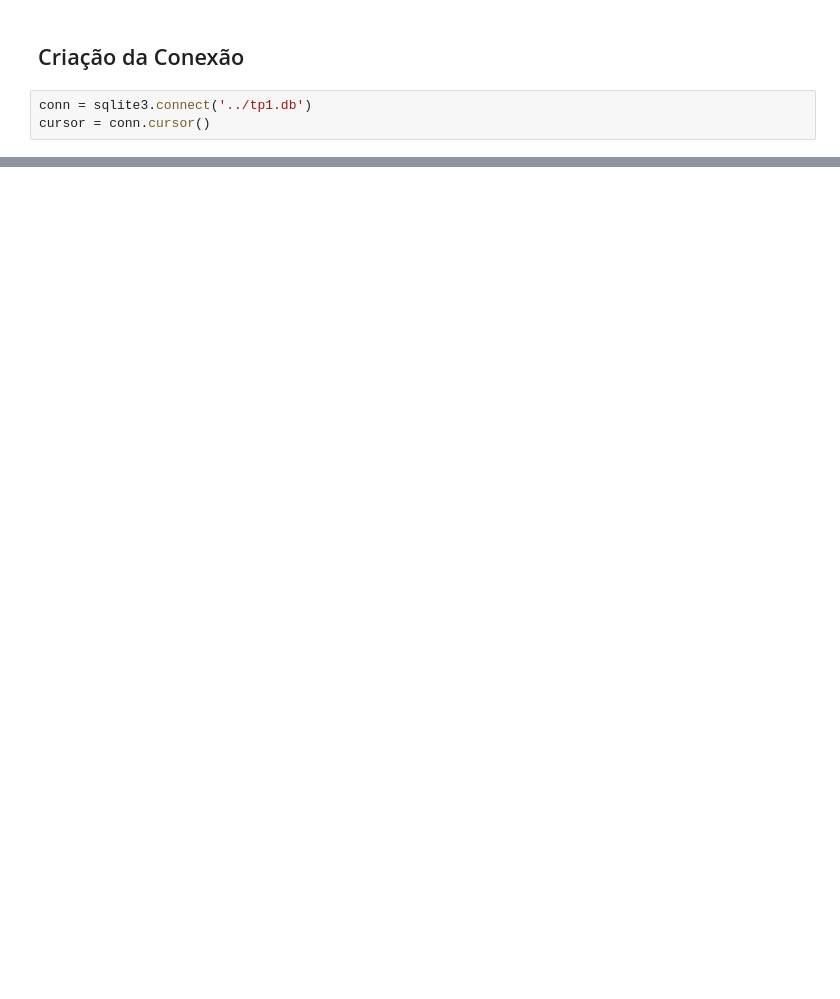
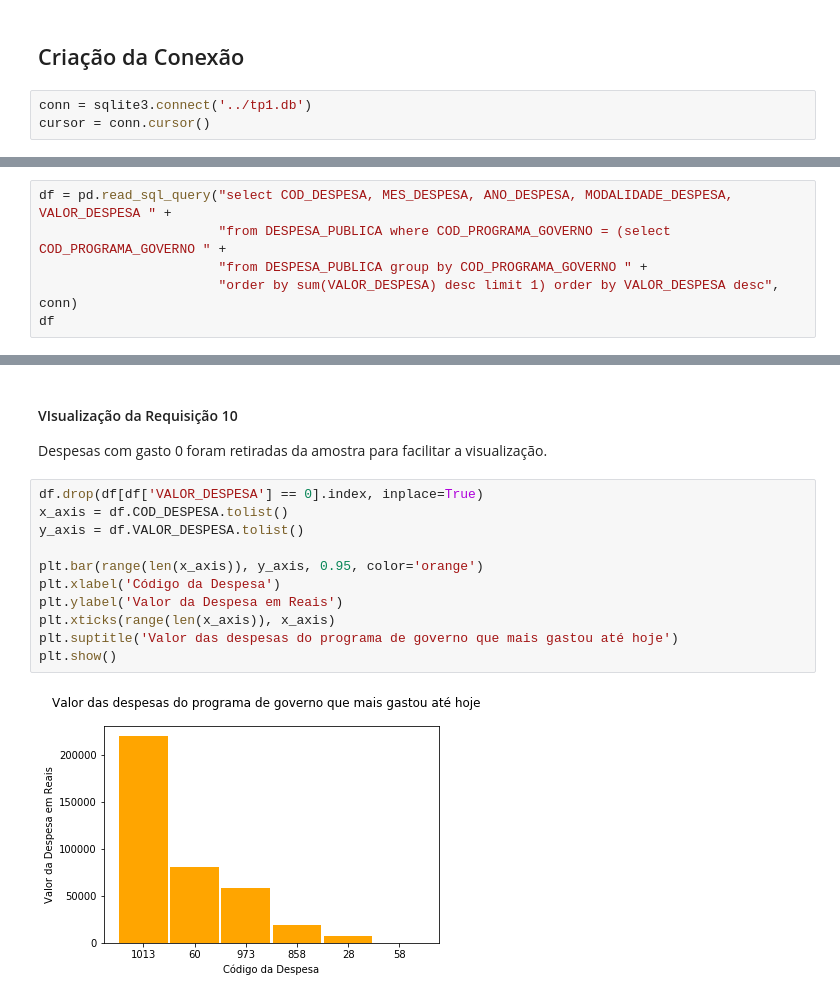
Before and after one commit to marcotmotta/ibd-project1, a Jupyter notebook: notebooks/1. TP1.ipynb, the cells around one changed output, grey strips where cells are left out. Cells and saved outputs as stored; diff of their text form; blank space fills up the shorter version.

```diff
--- a/notebooks/1. TP1.ipynb
+++ b/notebooks/1. TP1.ipynb
@@ -36,0 +106,6 @@ df
+# %%
+df = pd.read_sql_query("select COD_DESPESA, MES_DESPESA, ANO_DESPESA, MODALIDADE_DESPESA, VALOR_DESPESA " +
+                       "from DESPESA_PUBLICA where COD_PROGRAMA_GOVERNO = (select COD_PROGRAMA_GOVERNO " +
+                       "from DESPESA_PUBLICA group by COD_PROGRAMA_GOVERNO " +
+                       "order by sum(VALOR_DESPESA) desc limit 1) order by VALOR_DESPESA desc", conn)
+df
@@ -36,0 +131,16 @@ df
+# %% [markdown]
+#### VIsualização da Requisição 10
+Despesas com gasto 0 foram retiradas da amostra para facilitar a visualização.
+# %%
+df.drop(df[df['VALOR_DESPESA'] == 0].index, inplace=True)
+x_axis = df.COD_DESPESA.tolist()
+y_axis = df.VALOR_DESPESA.tolist()
+
+plt.bar(range(len(x_axis)), y_axis, 0.95, color='orange')
+plt.xlabel('Código da Despesa')
+plt.ylabel('Valor da Despesa em Reais')
+plt.xticks(range(len(x_axis)), x_axis)
+plt.suptitle('Valor das despesas do programa de governo que mais gastou até hoje')
+plt.show()
+# %% [output]
+[figure, added]
```
Also changed, not shown: parts of 20 cells of this notebook.
